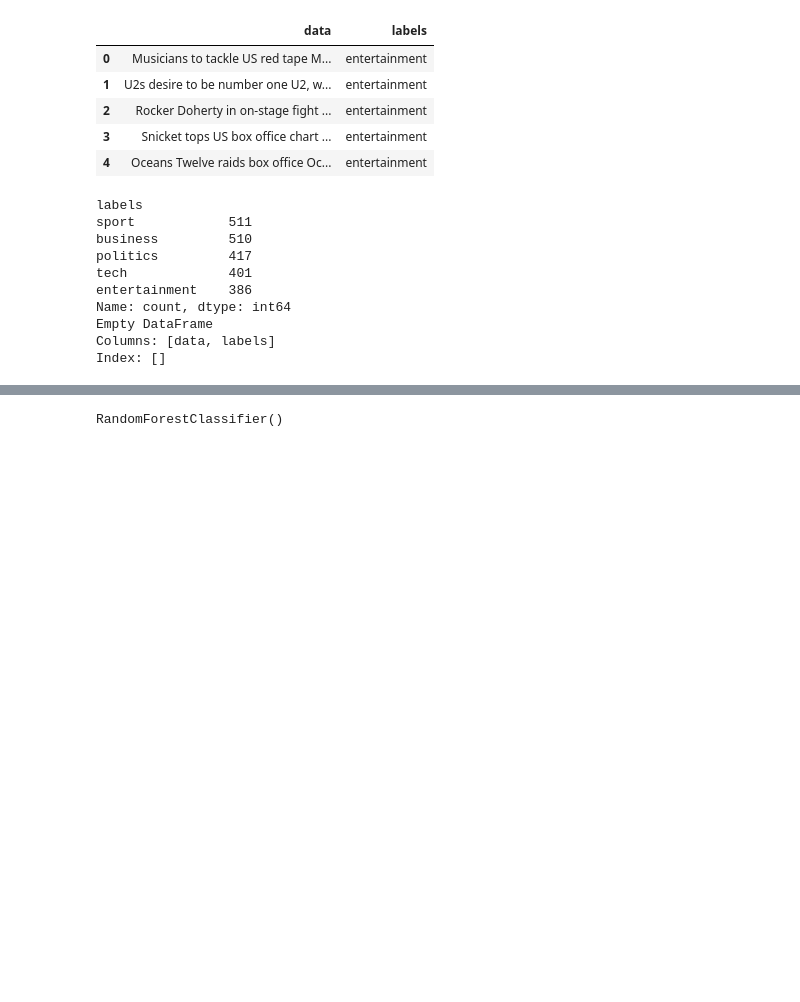
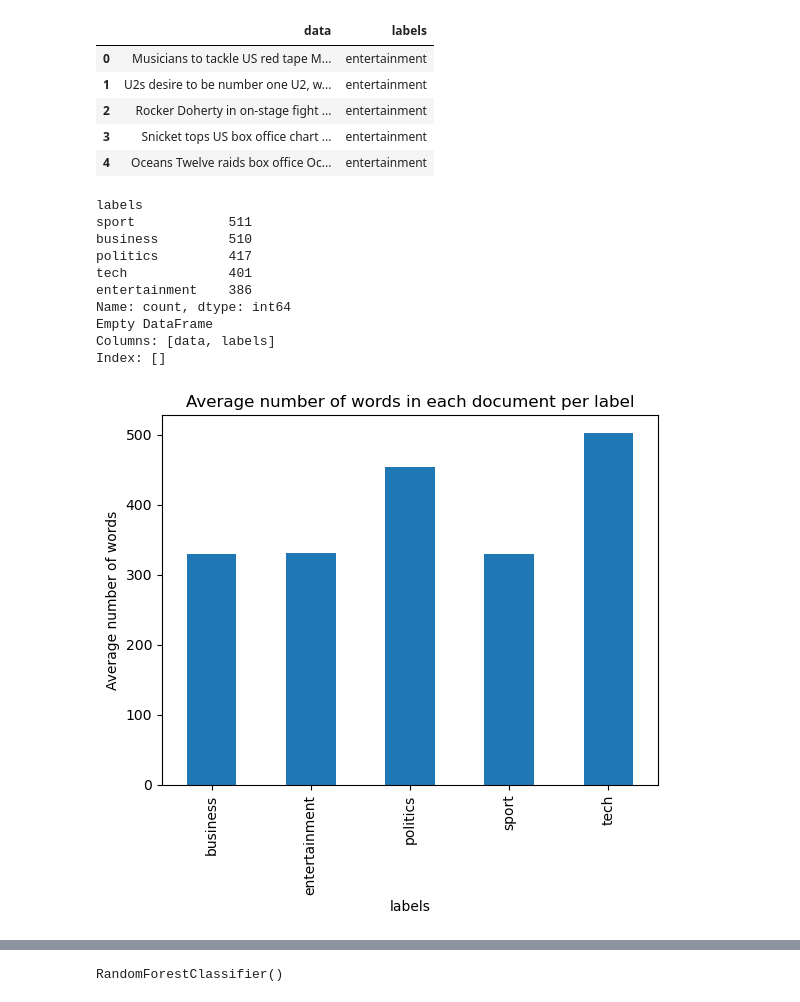
Before and after one commit to tehnoobface/ML_final_mini_project, a Jupyter notebook: Scratch_work.ipynb, the cells around one changed output, grey strips where cells are left out. Cells and saved outputs as stored; diff of their text form; code cells hidden in the pictures; blank space fills up the shorter version.

```diff
--- a/Scratch_work.ipynb
+++ b/Scratch_work.ipynb
@@ -39,0 +35,11 @@ Index: []
+# %%
+
+bbc_data_copy = bbc_data.copy()
+bbc_data_copy['doc_length'] = bbc_data_copy['data'].apply(lambda x: len(x.split()))
+
+bbc_data_copy.groupby('labels')['doc_length'].mean().plot(kind='bar')
+plt.ylabel('Average number of words')
+plt.title('Average number of words in each document per label')
+plt.show()
+# %% [output]
+[figure, added]
```
Also changed, not shown: parts of 14 cells of this notebook.
